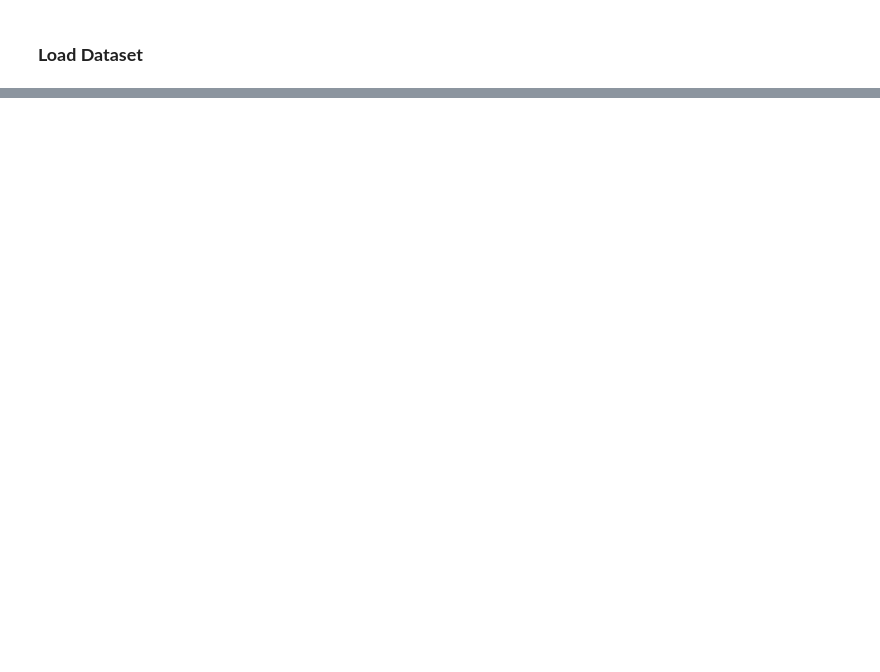
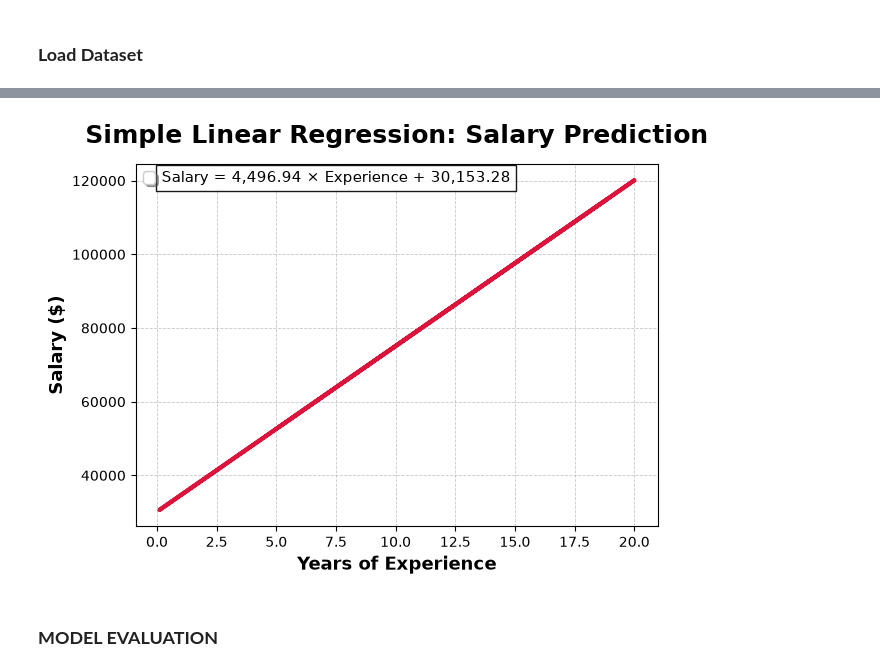
Before and after one commit to sriram806/Machine-Learning-Algorithms, a Jupyter notebook: simplelinearregression/Salary Prediction/main.ipynb, the cells around one changed output, grey strips where cells are left out. Saved outputs shown, nothing was run; the diff lists cells and outputs as text; code cells hidden in the pictures; blank space fills up the shorter version.

```diff
--- a/simplelinearregression/Salary Prediction/main.ipynb
+++ b/simplelinearregression/Salary Prediction/main.ipynb
@@ -30,0 +15,4 @@ Load Dataset
+# %%
+# loading the dataset using pandas
+dataset_path = 'salary_data.csv'
+df = pd.read_csv(dataset_path)
@@ -30,0 +107,3 @@ Load Dataset
+# %%
+X = df[['YearsExperience']]
+y = df['Salary']
@@ -30,0 +148,7 @@ Load Dataset
+# %%
+X_train, X_test, y_train, y_test = train_test_split(
+    X,
+    y,
+    test_size=0.2,
+    random_state=42
+)
@@ -30,0 +174,4 @@ Load Dataset
+# %%
+model = LinearRegression() # creating a instance of the linear regression model
+
+model.fit(X_train, y_train) #train the model using training dataset using fit() and fit() learns the relationship between X and y
@@ -30,0 +269,61 @@ Load Dataset
+# %%
+y_train_pred = model.predict(X_train)
+
+plt.plot(
+    X_train,
+    y_train_pred,
+    color="crimson",
+    linewidth=3,
+)
+
+plt.title(
+    "Simple Linear Regression: Salary Prediction",
+    fontsize=18,
+    fontweight="bold",
+    pad=15
+)
+
+plt.xlabel(
+    "Years of Experience",
+    fontsize=13,
+    fontweight="bold"
+)
+
+plt.ylabel(
+    "Salary ($)",
+    fontsize=13,
+    fontweight="bold"
+)
+
+plt.text(
+    0.05,
+    0.95,
+    f"Salary = {model.coef_[0]:,.2f} × Experience + {model.intercept_:,.2f}",
+    transform=plt.gca().transAxes,
+    fontsize=11,
+    bbox=dict(
+        facecolor="white",
+        edgecolor="black",
+        alpha=0.9
+    )
+)
+
+plt.grid(
+    linestyle="--",
+    linewidth=0.6,
+    alpha=0.7
+)
+
+plt.legend(
+    fontsize=11,
+    loc="upper left",
+    frameon=True,
+    shadow=True
+)
+
+plt.tight_layout()
+plt.show()
+# %% [output]
+[figure, added]
+# %% [markdown]
+### **MODEL EVALUATION**
```
Also changed, not shown: parts of 35 cells of this notebook, 3 other files.
